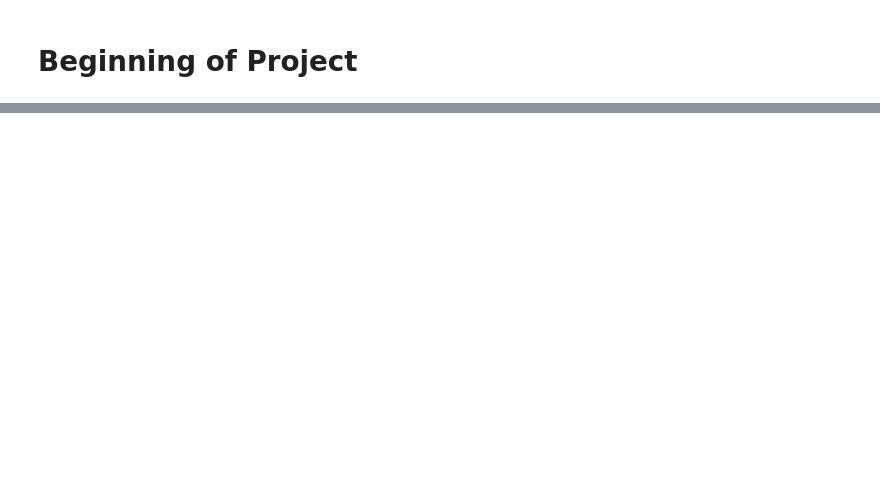
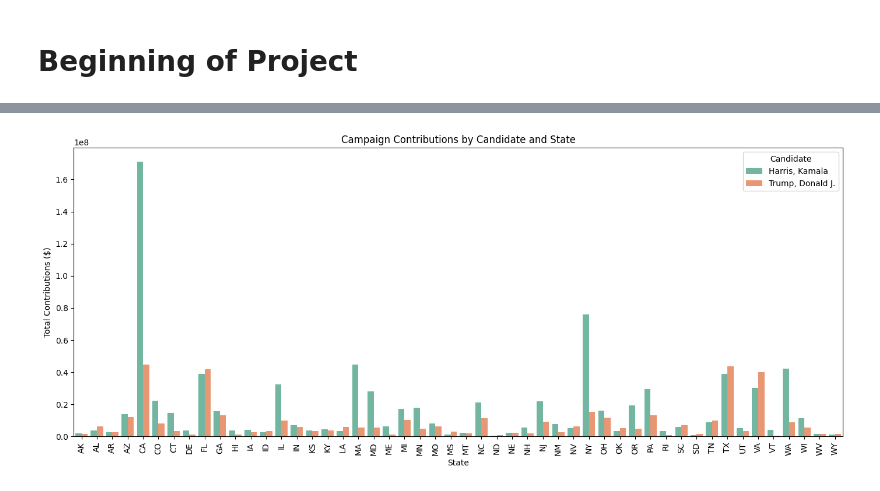
Before and after one commit to MaxObes/econ-570-final-project, a Jupyter notebook: econ570.ipynb, the cells around one changed output, grey strips where cells are left out. Drawn from its saved outputs; the diff is of its cells as text; code cells hidden in the pictures; blank space fills up the shorter version.

```diff
--- a/econ570.ipynb
+++ b/econ570.ipynb
@@ -208 +31,12 @@ plt.show()
+# %%
+# Read ZIP and load CSV using PyArrow
+with zipfile.ZipFile("P00000001-ALL.zip", "r") as zip_ref:
+    csv_data = zip_ref.read("P00000001-ALL.csv")
+
+cf_df = pa.csv.read_csv(pa.BufferReader(csv_data)).to_pandas()
+print("Extracted CSV: P00000001-ALL.csv")
+
+# Filter out non-state contributions and convert date format
+cf_df = cf_df[cf_df["contbr_st"].isin(state_codes)]
+cf_df["contb_receipt_dt"] = pd.to_datetime(cf_df["contb_receipt_dt"], format="%d-%b-%y")
 # %%
@@ -238,0 +67,37 @@ binned_counts
+# %%
+# Group donations by state, ZIP, and candidate
+grouped = cf_df.groupby(["contbr_st", "contbr_zip", "cand_nm"])["contb_receipt_amt"].sum().reset_index()
+
+# Get total by state & candidate
+state_cand_sums = grouped.groupby(["contbr_st", "cand_nm"])["contb_receipt_amt"].sum().reset_index()
+state_cand_sums = state_cand_sums.sort_values(by=["contbr_st", "contb_receipt_amt"], ascending=[True, False])
+
+# Focus on top candidates (adjust as needed)
+top_candidates = ["Harris, Kamala", "Trump, Donald J."]
+state_sums = state_cand_sums[state_cand_sums["cand_nm"].isin(top_candidates)].reset_index(drop=True)
+
+# Read election results
+elec_df = pd.read_excel("2024presgeresults.xlsx")
+elec_df.fillna(0, inplace=True)
+
+# Drop minor candidates to match donation focus
+irrelevant = ['AYYADURAI', 'BOWMAN', 'DE LA CRUZ', 'DUNCAN', 'EBKE', 'EVERYLOVE', 'FRUIT', 'GARRITY', 'HUBER',
+              'KENNEDY', 'KISHORE', 'OLIVER', 'PRESTON', 'SKOUSEN', 'SONSKI', 'STEIN', 'STODDEN', 'SUPREME',
+              'TERRY', 'WELLS', 'WEST', 'WOOD', 'NONE OF THESE CANDIDATES', 'WRITE-INS (SCATTERED)']
+elec_df.drop(columns=irrelevant, inplace=True)
+
+# Merge contributions with vote data
+merged_df = pd.merge(state_sums, elec_df, left_on="contbr_st", right_on="STATE", how="inner").drop("STATE", axis=1)
+
+# 📊 Plot contributions by state and candidate
+plt.figure(figsize=(14, 6))
+sns.barplot(data=merged_df, x="contbr_st", y="contb_receipt_amt", hue="cand_nm", palette="Set2")
+plt.title("Campaign Contributions by Candidate and State")
+plt.xlabel("State")
+plt.ylabel("Total Contributions ($)")
+plt.xticks(rotation=90)
+plt.tight_layout()
+plt.legend(title="Candidate")
+plt.show()
+# %% [output]
+[figure, added]
```
Also changed, not shown: parts of 19 cells of this notebook.
